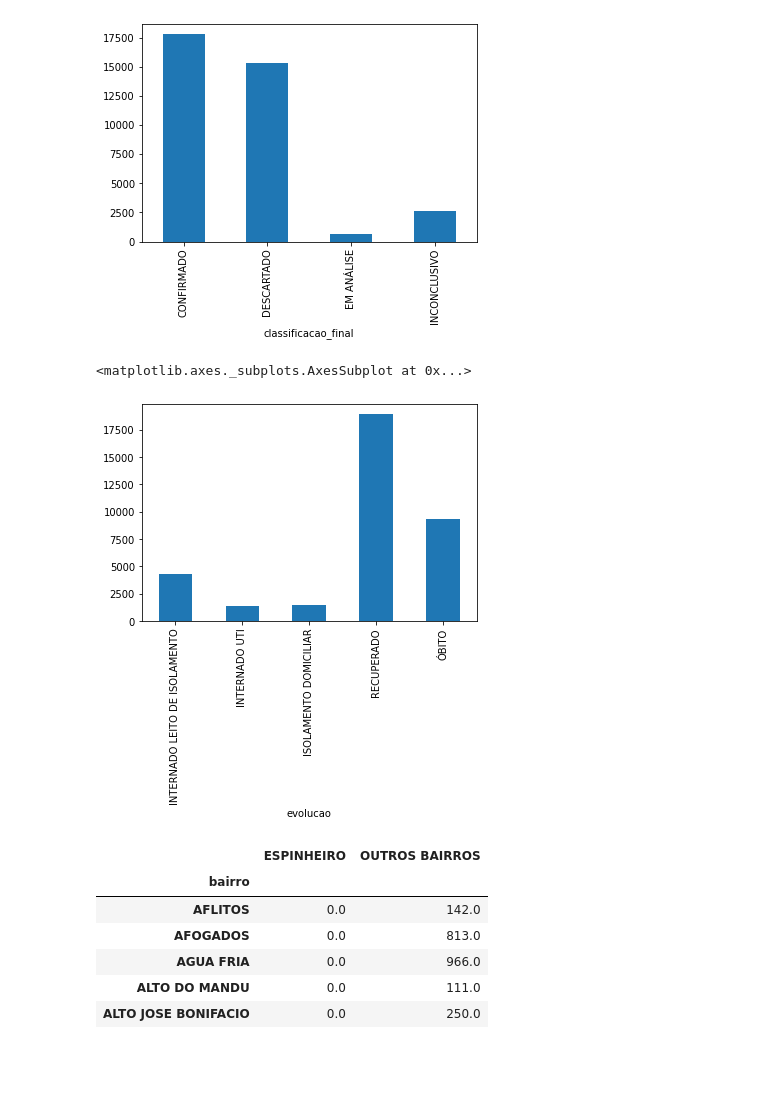
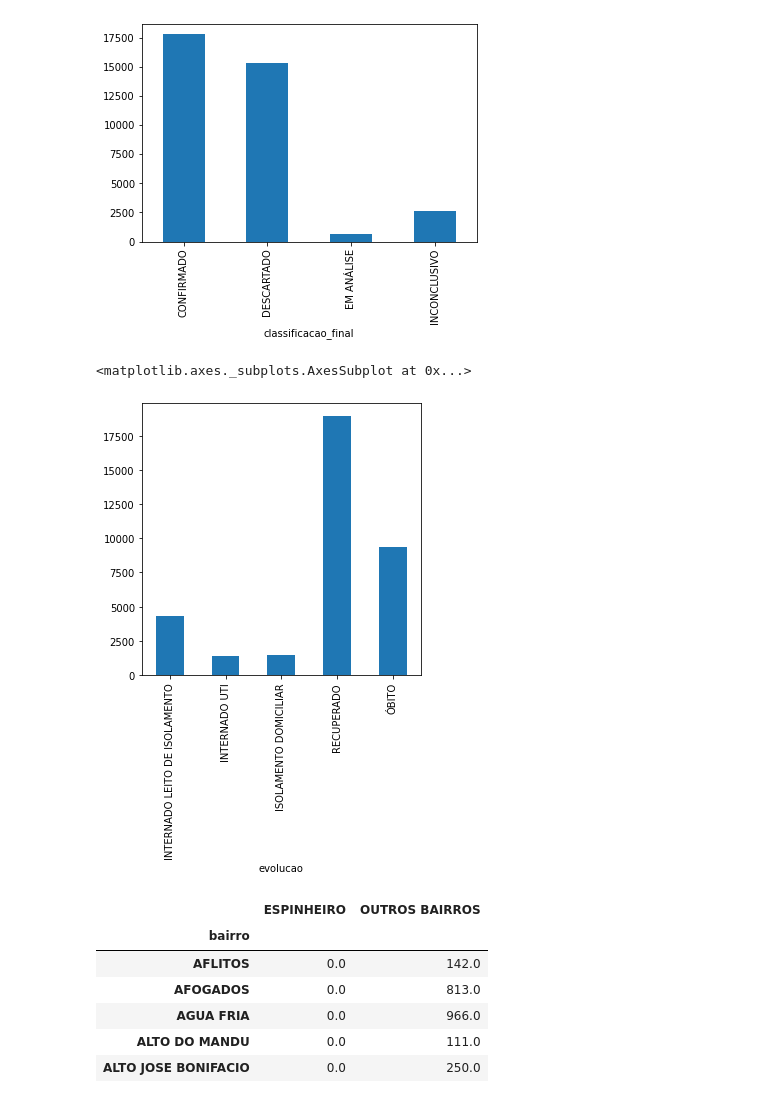
Before and after one commit to guilpassos/Data_Science, a Jupyter notebook: Atividade_02.ipynb, the cells around one changed output. Saved outputs shown, nothing was run; the diff lists cells and outputs as text; code cells hidden in the pictures; blank space fills up the shorter version.

```diff
--- a/Atividade_02.ipynb
+++ b/Atividade_02.ipynb
@@ -364,10 +364,10 @@ df5.groupby(['classificacao_final']).classificacao_final.count().plot(kind='bar'
 <matplotlib.axes._subplots.AxesSubplot at 0x...>
 [figure]
 # %%
-df5.groupby(['evolucao']).evolucao.count().plot(kind='bar')
+df5.groupby(['evolucao']).evolucao.count().plot(kind='bar', figsize=(5, 5))
 # %% [output]
 <matplotlib.axes._subplots.AxesSubplot at 0x...>
-[figure, old version]
+[figure, new version]
 # %%
 bairros = np.where(df5['bairro'].str.contains('ESPINHEIRO'),
                    'ESPINHEIRO', 'OUTROS BAIRROS')
```
Also changed, not shown: parts of 1 cell of this notebook.
